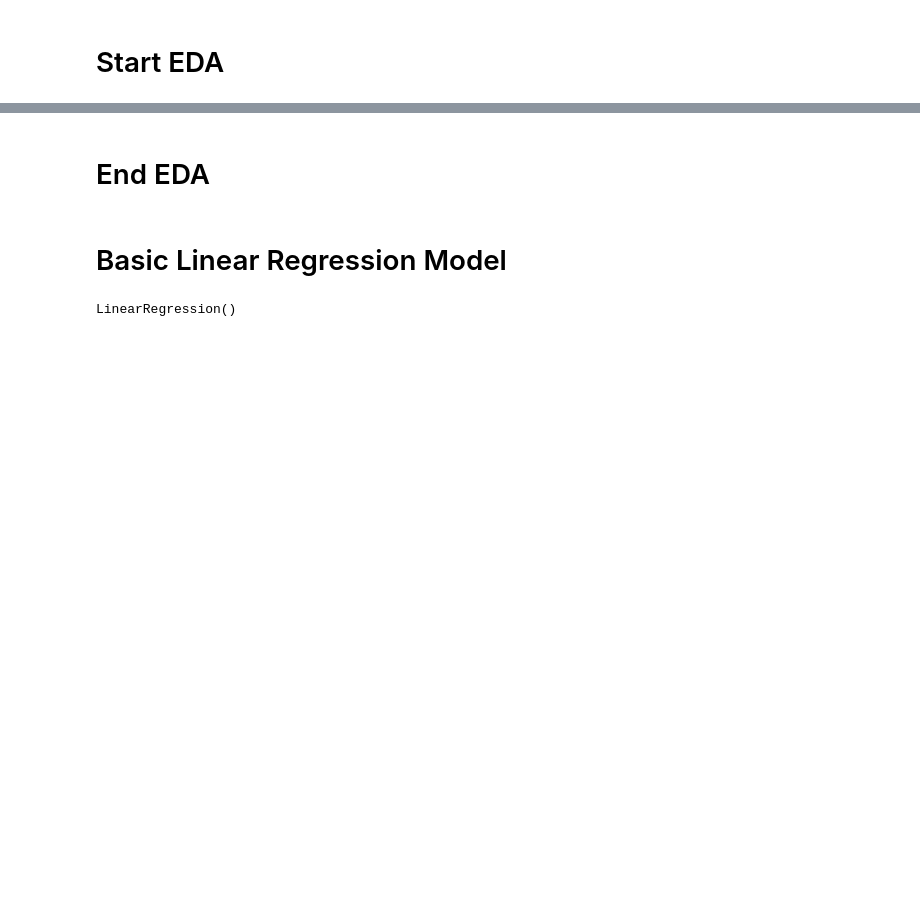
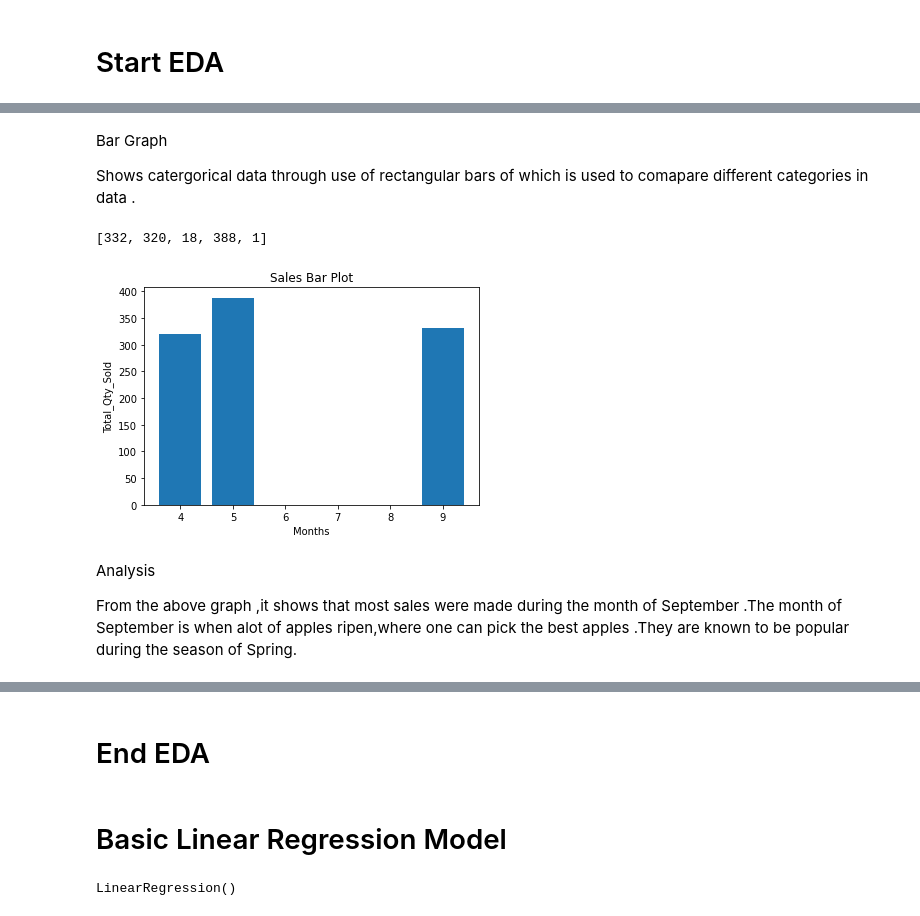
Before and after one commit to ThobaniMwandla/regression_JM3_DSFT, a Jupyter notebook: notebooks/All Predict models.ipynb, the cells around one changed output, grey strips where cells are left out. Drawn from its saved outputs; the diff is of its cells as text; code cells hidden in the pictures; blank space fills up the shorter version.

```diff
--- a/notebooks/All Predict models.ipynb
+++ b/notebooks/All Predict models.ipynb
@@ -95,0 +135,23 @@ X_train, X_test, y_train, y_test = train_test_split(X, y, test_size=0.2, random_
+# %% [markdown]
+Bar Graph
+
+Shows catergorical data through use of rectangular bars of which is used to comapare different categories in data .
+# %%
+# Create Data
+x=[9,4,4,5,9]
+y = [332,320,18,388,1]
+y
+# %% [output]
+[332, 320, 18, 388, 1]
+# %%
+plt.bar(x,y)
+plt.xlabel('Months')
+plt.ylabel("Total_Qty_Sold")
+plt.title('Sales Bar Plot')
+plt.show()
+# %% [output]
+[figure, added]
+# %% [markdown]
+Analysis
+
+From the above graph ,it shows that most sales were made during the month of September .The month of September is when alot of apples ripen,where one can pick the best apples .They are known to be popular during the season of Spring.
```
Also changed, not shown: parts of 18 cells of this notebook.
